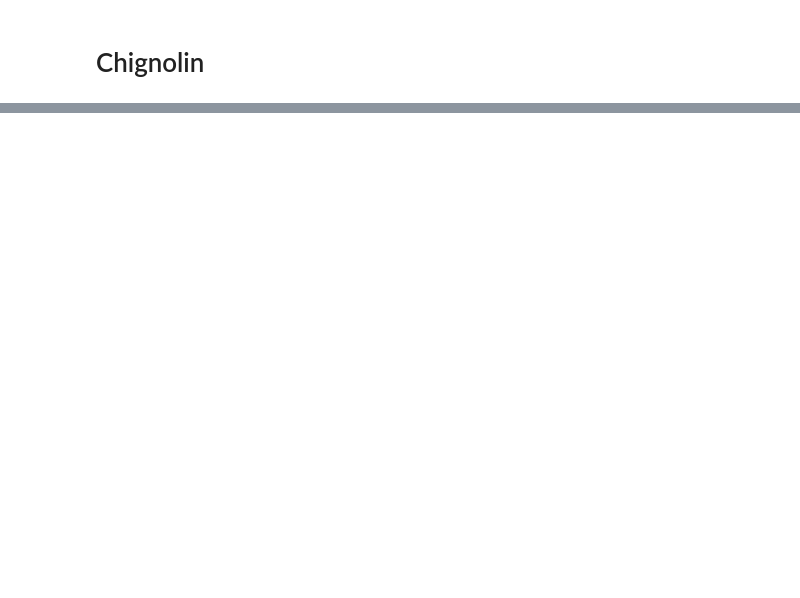
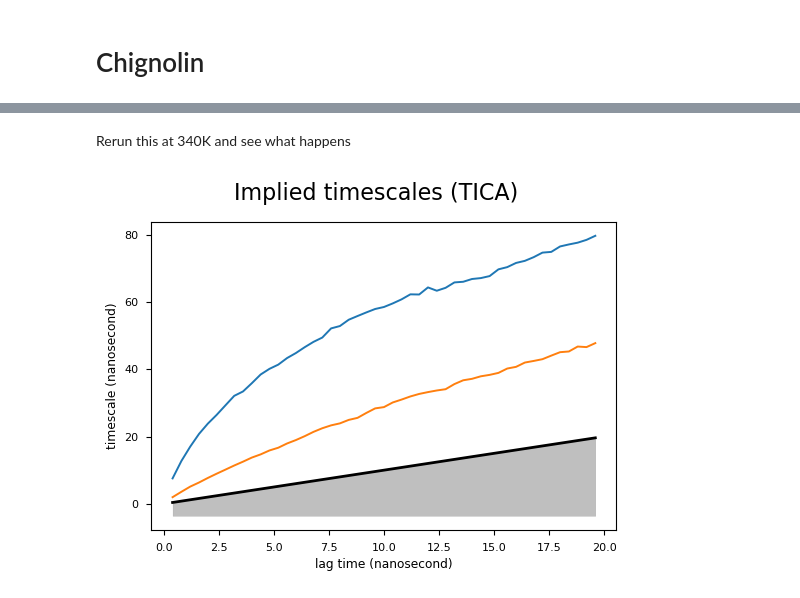
Before and after one commit to dominicp6/CV_learning, a Jupyter notebook: notebooks/analyse_trajectory.ipynb, the cells around one changed output, grey strips where cells are left out. Cells and saved outputs as stored; diff of their text form; code cells hidden in the pictures; blank space fills up the shorter version.

```diff
--- a/notebooks/analyse_trajectory.ipynb
+++ b/notebooks/analyse_trajectory.ipynb
@@ -49,0 +101,6 @@ A complete characterization of the ensemble of conformations of chignolin would
+# %% [markdown]
+Rerun this at 340K and see what happens
+# %%
+exp_NPT.implied_timescale_analysis(max_lag='20ns', increment=1, yscale='linear')
+# %% [output]
+[figure, added]
```
Also changed, not shown: parts of 45 cells of this notebook, 12 other files.
